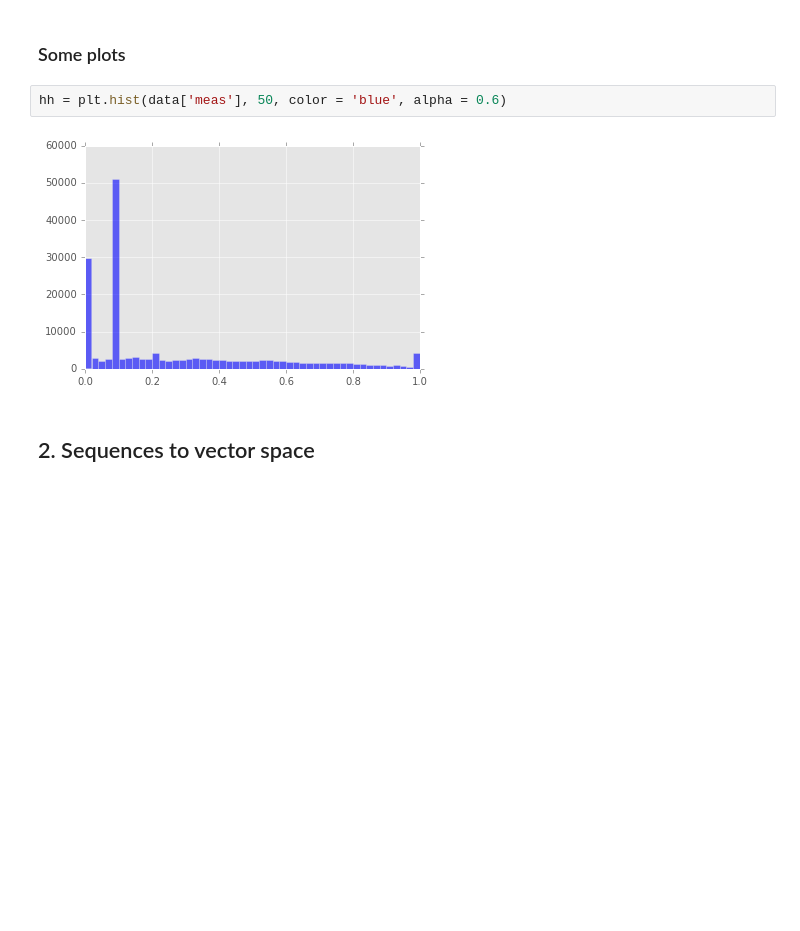
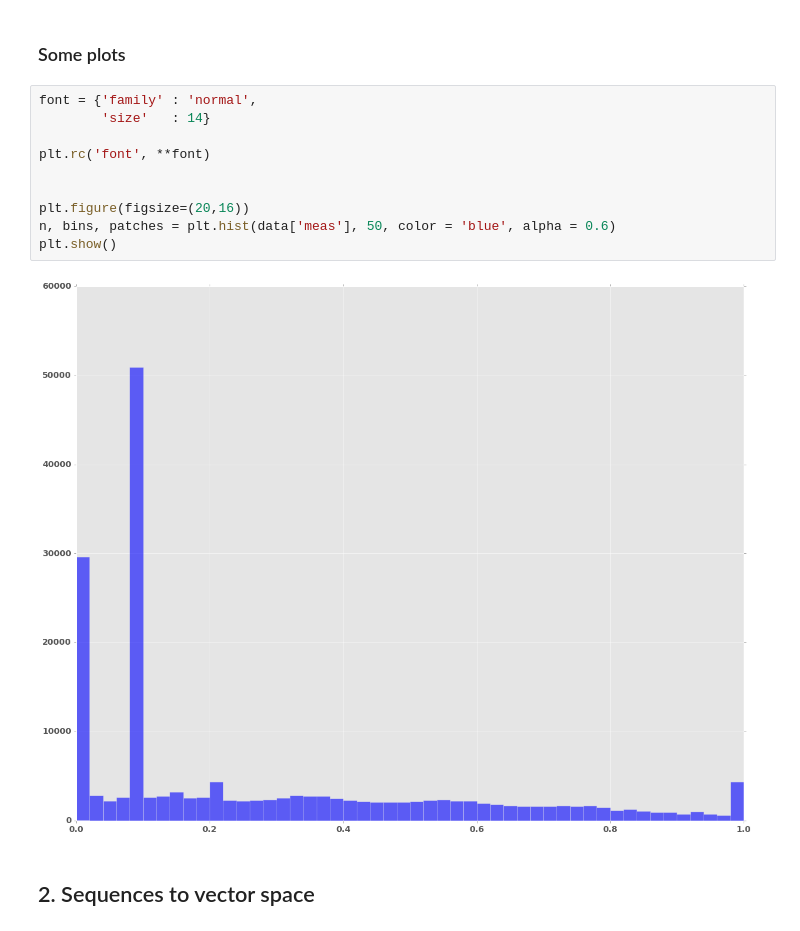
Before and after one commit to VladimirGl/mhc_pred, a Jupyter notebook: code/process.py.ipynb, the cells around one changed output. Drawn from its saved outputs; the diff is of its cells as text; blank space fills up the shorter version.

```diff
--- a/code/process.py.ipynb
+++ b/code/process.py.ipynb
@@ -61,9 +61,17 @@ Name: meas, dtype: float64
 # %% [markdown]
 ### Some plots
 # %%
-hh = plt.hist(data['meas'], 50, color = 'blue', alpha = 0.6)
+font = {'family' : 'normal',
+        'size'   : 14}
+
+plt.rc('font', **font)
+
+
+plt.figure(figsize=(20,16))
+n, bins, patches = plt.hist(data['meas'], 50, color = 'blue', alpha = 0.6)
+plt.show()
 # %% [output]
-[figure, old version]
+[figure, new version]
 # %% [markdown]
  ## 2. Sequences to vector space
 # %% [markdown]
```
Also changed, not shown: 7 other files.
